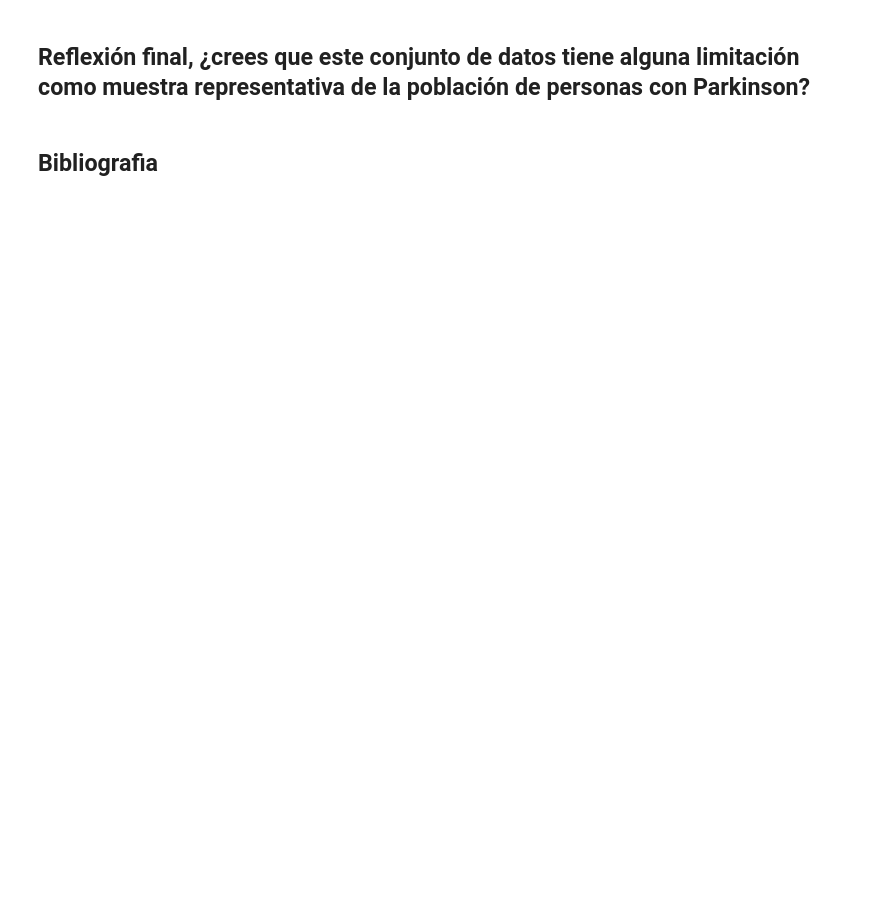
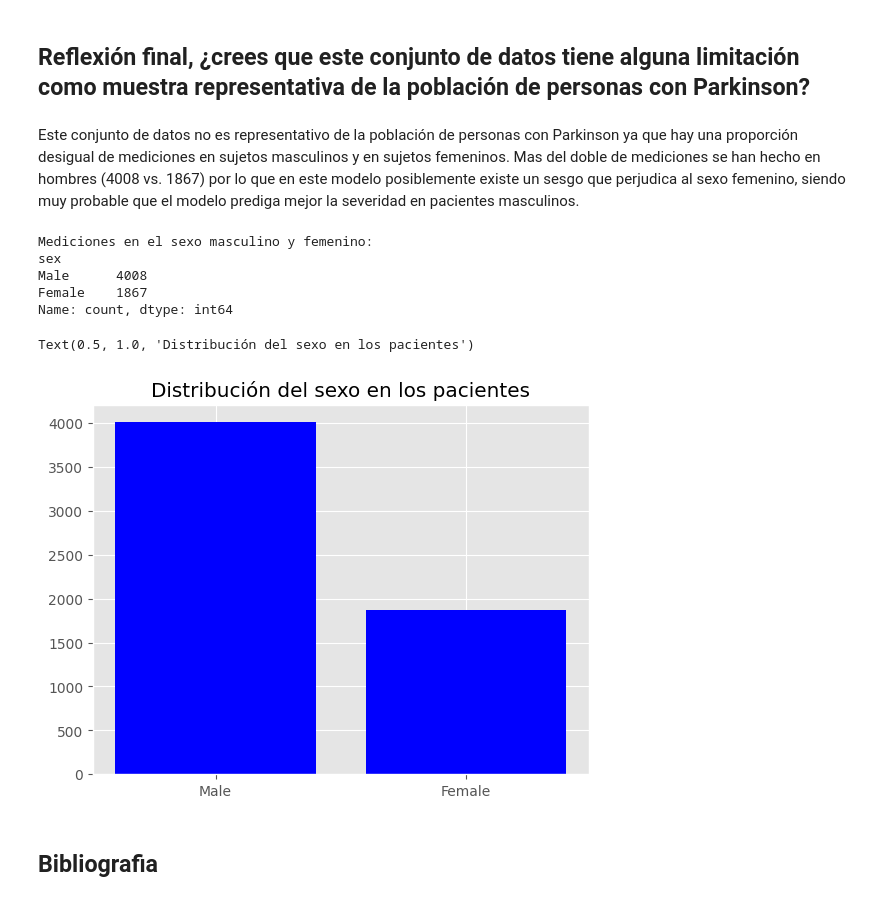
Before and after one commit to gasparfj/NeuronalNetwork_ParkinsonSeverity_Prediction, a Jupyter notebook: PAC2_GFJ.ipynb, the cells around one changed output. Cells and saved outputs as stored; diff of their text form; code cells hidden in the pictures; blank space fills up the shorter version.

```diff
--- a/PAC2_GFJ.ipynb
+++ b/PAC2_GFJ.ipynb
@@ -212,4 +294,19 @@ Text(0.5, 1.0, 'Matriz de confusion - Modelo 2')
 # %% [markdown]
 ## Reflexión final, ¿crees que este conjunto de datos tiene alguna limitación como muestra representativa de la población de personas con Parkinson?
+# %% [markdown]
+Este conjunto de datos no es representativo de la población de personas con Parkinson ya que hay una proporción desigual de mediciones en sujetos masculinos y en sujetos femeninos. Mas del doble de mediciones se han hecho en hombres (4008 vs. 1867) por lo que en este modelo posiblemente existe un sesgo que perjudica al sexo femenino, siendo muy probable que el modelo prediga mejor la severidad en pacientes masculinos.
+# %%
+print("Mediciones en el sexo masculino y femenino:")
+print(conteo)
+plt.bar(conteo.index, conteo.values, color="blue")
+plt.title("Distribución del sexo en los pacientes")
+# %% [output]
+Mediciones en el sexo masculino y femenino:
+sex
+Male      4008
+Female    1867
+Name: count, dtype: int64
+Text(0.5, 1.0, 'Distribución del sexo en los pacientes')
+[figure, added]
 # %% [markdown]
 ## Bibliografia
```
Also changed, not shown: parts of 32 cells of this notebook.
